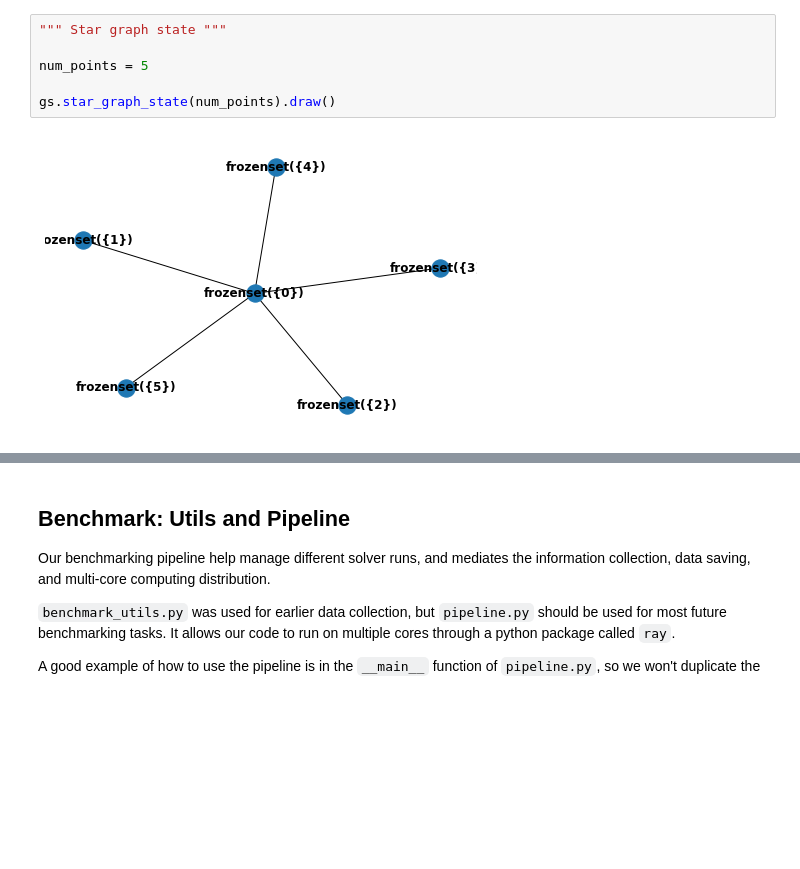
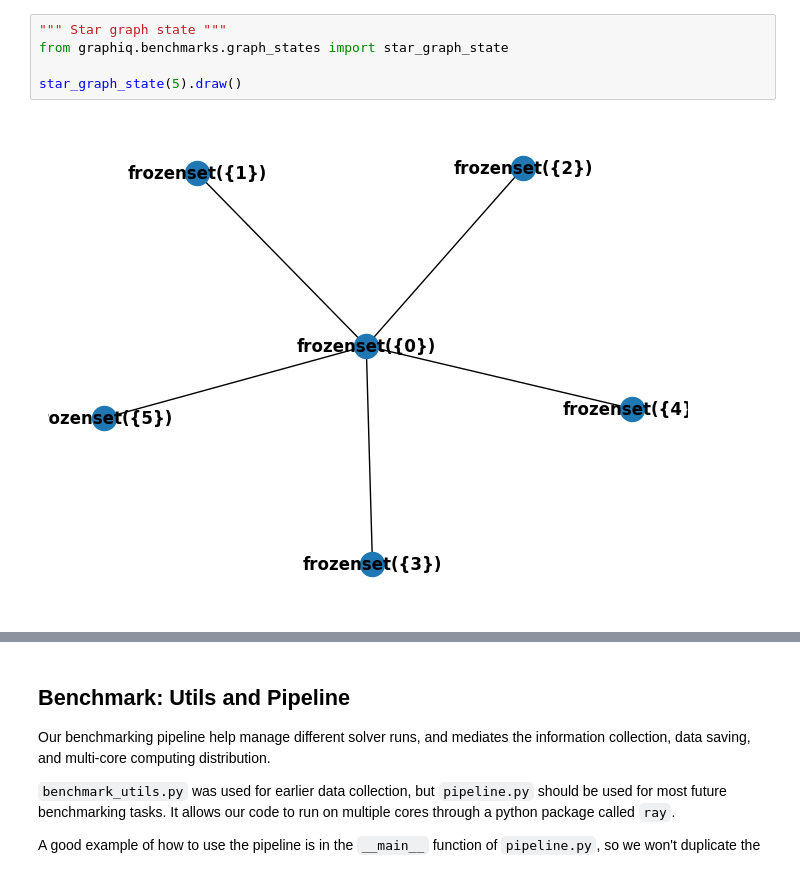
Before and after one commit to graphiq-dev/graphiq, a Jupyter notebook: docs/examples/startup_guide/7_benchmarking.ipynb, the cells around one changed output, grey strips where cells are left out. Drawn from its saved outputs; the diff is of its cells as text; blank space fills up the shorter version.

```diff
--- a/docs/examples/startup_guide/7_benchmarking.ipynb
+++ b/docs/examples/startup_guide/7_benchmarking.ipynb
@@ -69,11 +44,10 @@ gs.lattice_cluster_state((2, 2, 3)).draw()
 # %%
 """ Star graph state """
+from graphiq.benchmarks.graph_states import star_graph_state
 
-num_points = 5
-
-gs.star_graph_state(num_points).draw()
+star_graph_state(5).draw()
 # %% [output]
-[figure, old version]
+[figure, new version]
 # %%
 """ Random connected graph state """
 
```
Also changed, not shown: parts of 13 cells of this notebook, 14 other files.
